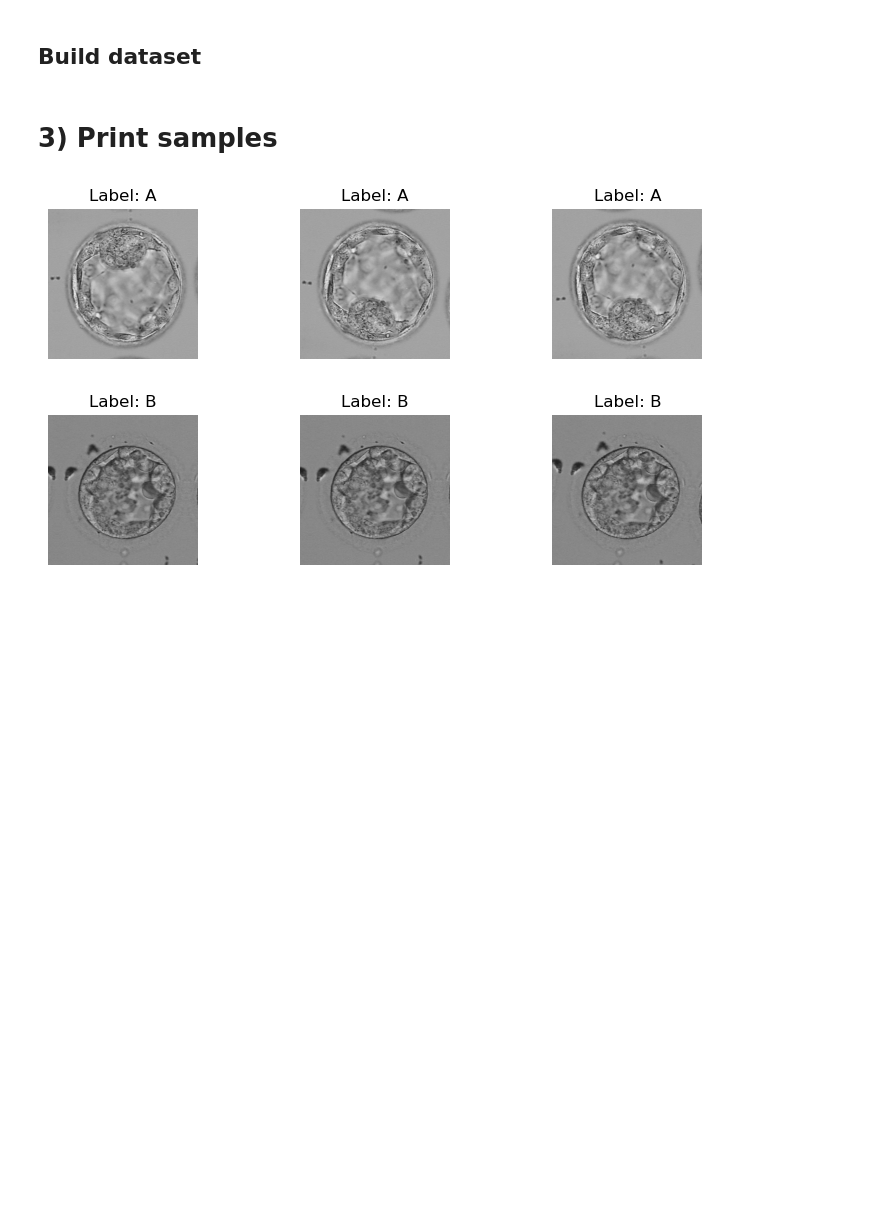
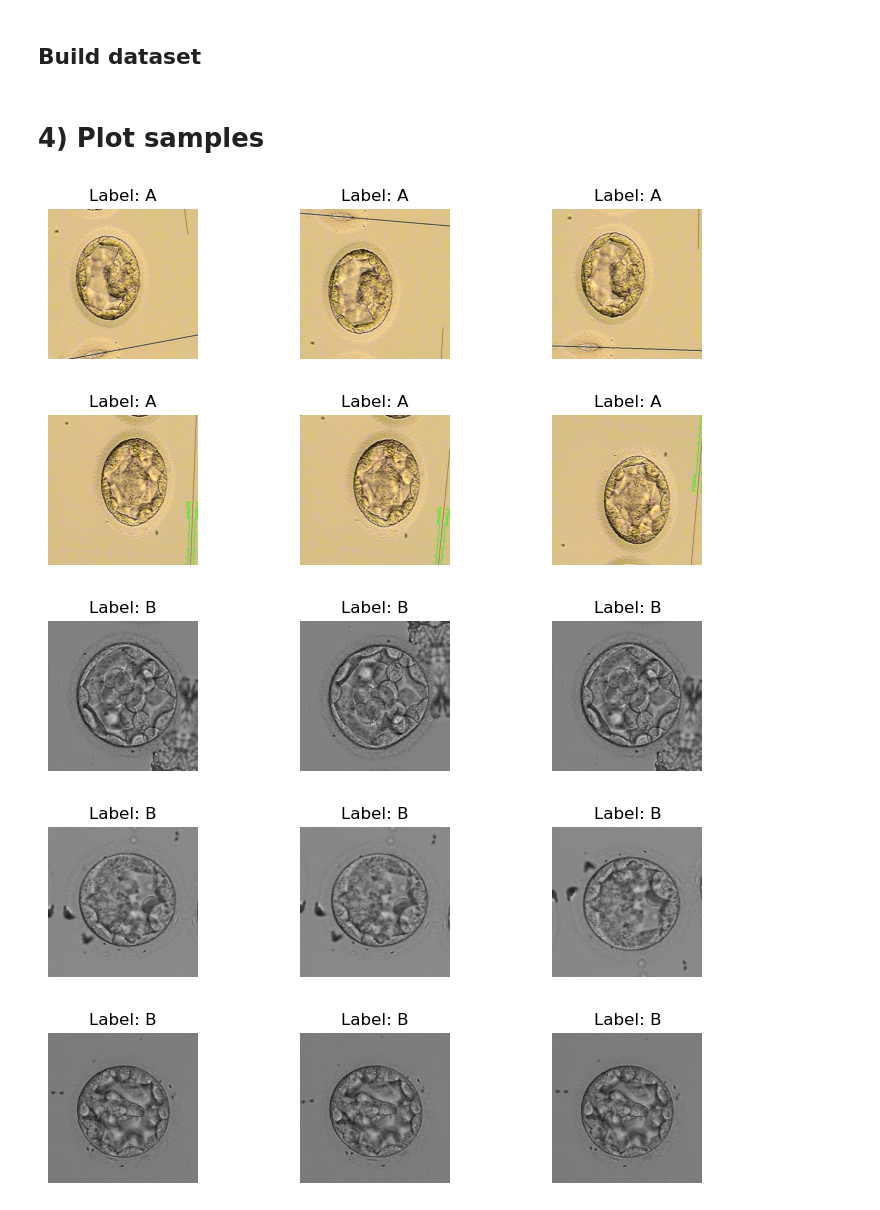
Before and after one commit to JuanDiegoYoung/Embryo-quality-classification, a Jupyter notebook: notebooks/end_to_end_embryo_classifier.ipynb, the cells around one changed output. Drawn from its saved outputs; the diff is of its cells as text; code cells hidden in the pictures; blank space fills up the shorter version.

```diff
--- a/notebooks/end_to_end_embryo_classifier.ipynb
+++ b/notebooks/end_to_end_embryo_classifier.ipynb
@@ -328,10 +256,14 @@ img_dir = 'data/BlastsOnline/Images'
 
 EmbryoDatasetICM = EmbryoDataset(img_dir, y)
 # %% [markdown]
-# 3) Print samples
+# 4) Plot samples
 # %%
-plot_sample_image(5, EmbryoDatasetICM)
-plot_sample_image(3, EmbryoDatasetICM)
+plot_sample_image(0, EmbryoDatasetICM)
+plot_sample_image(1, EmbryoDatasetICM)
+plot_sample_image(2, EmbryoDatasetICM)
 # %% [output]
-[figure, old version]
+[figure, new version]
-[figure, old version]
+[figure, new version]
+[figure, added]
+[figure, added]
+[figure, added]
```
Also changed, not shown: parts of 25 cells of this notebook.
